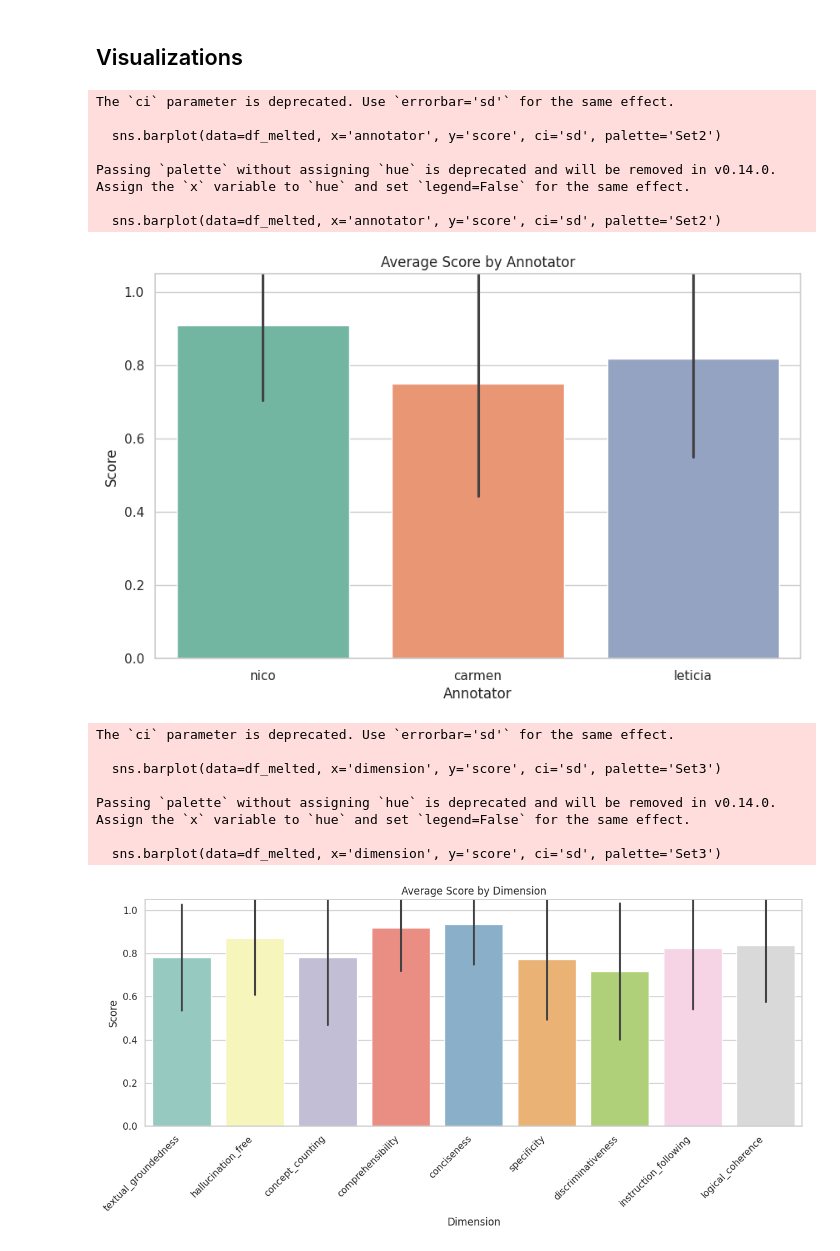
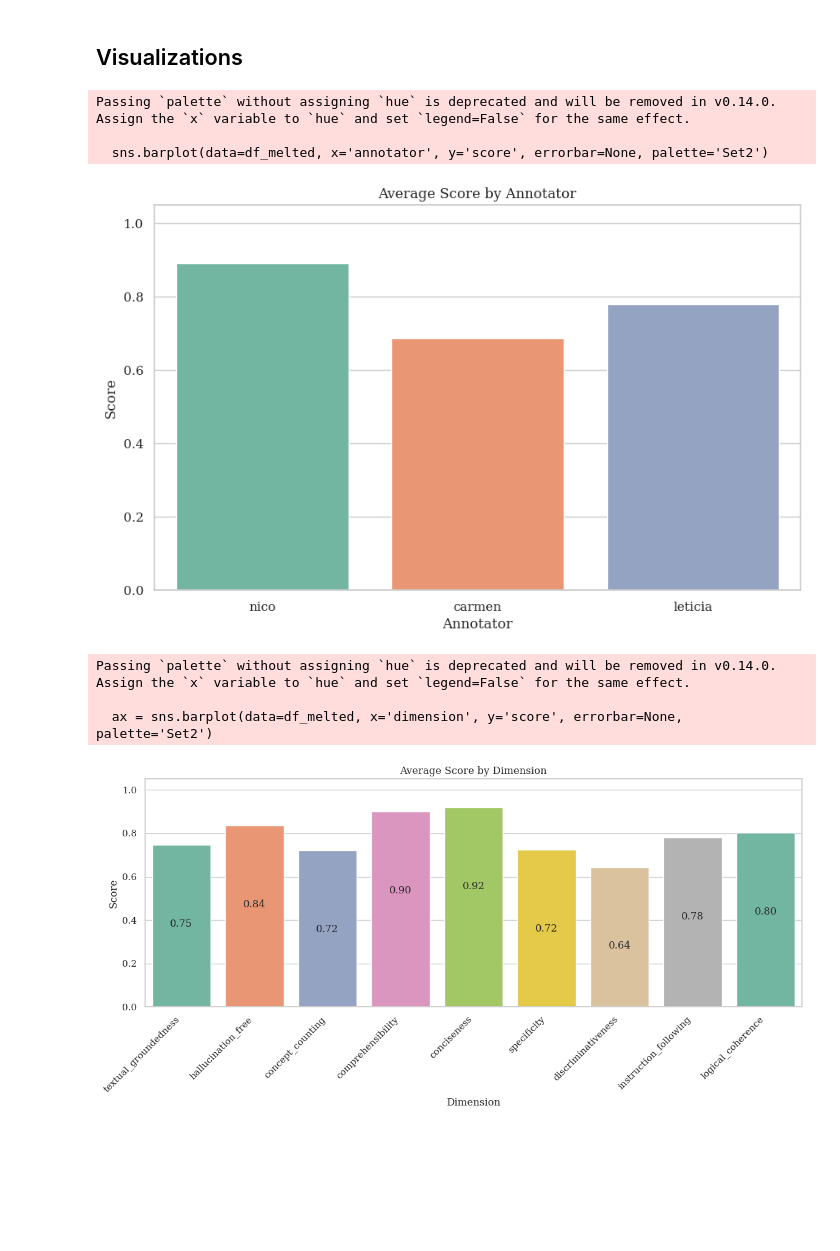
Before and after one commit to letyrodridc/research-llms-in-context-learning-explained, a Jupyter notebook: pipeline/hitl_evaluator/analysis.ipynb, the cells around one changed output. Saved outputs shown, nothing was run; the diff lists cells and outputs as text; code cells hidden in the pictures; blank space fills up the shorter version.

```diff
--- a/pipeline/hitl_evaluator/analysis.ipynb
+++ b/pipeline/hitl_evaluator/analysis.ipynb
@@ -45,7 +45,7 @@ def calculate_score(dist):
     elif dist == 1:
         return 0.75
     else:
-        return 0.25
+        return 0
 
 df_melted['score'] = df_melted['distance'].apply(calculate_score)
 
@@ -62,41 +62,42 @@ df_melted.head()
 # %%
 # 1. Visualization by Human Name (Annotator)
 plt.figure(figsize=(10, 6))
-sns.barplot(data=df_melted, x='annotator', y='score', ci='sd', palette='Set2')
+sns.barplot(data=df_melted, x='annotator', y='score', errorbar=None, palette='Set2')
 plt.title('Average Score by Annotator')
 plt.ylabel('Score')
 plt.xlabel('Annotator')
 plt.ylim(0, 1.05)
 plt.show()
 # %% [output]
-The `ci` parameter is deprecated. Use `errorbar='sd'` for the same effect.
-
-  sns.barplot(data=df_melted, x='annotator', y='score', ci='sd', palette='Set2')
-
 Passing `palette` without assigning `hue` is deprecated and will be removed in v0.14.0. Assign the `x` variable to `hue` and set `legend=False` for the same effect.
 
-  sns.barplot(data=df_melted, x='annotator', y='score', ci='sd', palette='Set2')
+  sns.barplot(data=df_melted, x='annotator', y='score', errorbar=None, palette='Set2')
-[figure, old version]
+[figure, new version]
 # %%
 # 2. Visualization by Dimension Name
+import matplotlib.pyplot as plt
+
+plt.rcParams['font.family'] = 'serif'
+plt.rcParams['font.serif'] = ['Times New Roman', 'DejaVu Serif', 'Bitstream Vera Serif', 'Computer Modern Roman']
+
 plt.figure(figsize=(12, 6))
-sns.barplot(data=df_melted, x='dimension', y='score', ci='sd', palette='Set3')
+ax = sns.barplot(data=df_melted, x='dimension', y='score', errorbar=None, palette='Set2')
 plt.title('Average Score by Dimension')
 plt.ylabel('Score')
 plt.xlabel('Dimension')
 plt.xticks(rotation=45, ha='right')
 plt.ylim(0, 1.05)
+# 2. Agregamos los valores a las barras
+for container in ax.containers:
+    ax.bar_label(container, fmt='%.2f', padding=-100)
 plt.tight_layout()
+plt.savefig('twa_score_by_dimension.png', dpi=300, bbox_inches='tight')
 plt.show()
 # %% [output]
-The `ci` parameter is deprecated. Use `errorbar='sd'` for the same effect.
-
-  sns.barplot(data=df_melted, x='dimension', y='score', ci='sd', palette='Set3')
-
 Passing `palette` without assigning `hue` is deprecated and will be removed in v0.14.0. Assign the `x` variable to `hue` and set `legend=False` for the same effect.
 
-  sns.barplot(data=df_melted, x='dimension', y='score', ci='sd', palette='Set3')
+  ax = sns.barplot(data=df_melted, x='dimension', y='score', errorbar=None, palette='Set2')
-[figure, old version]
+[figure, new version]
 # %%
 # 3. Visualization by Condition
 plt.figure(figsize=(10, 6))
```
Also changed, not shown: parts of 4 cells of this notebook, 4 other files.
